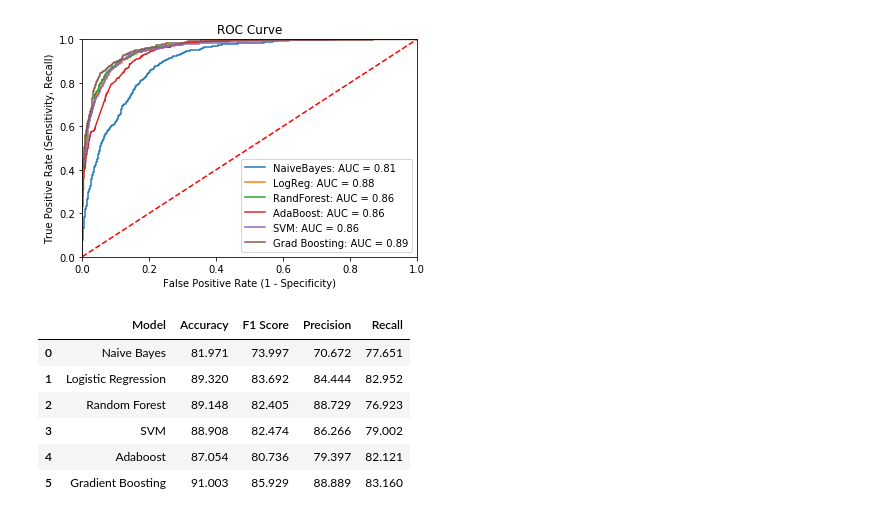
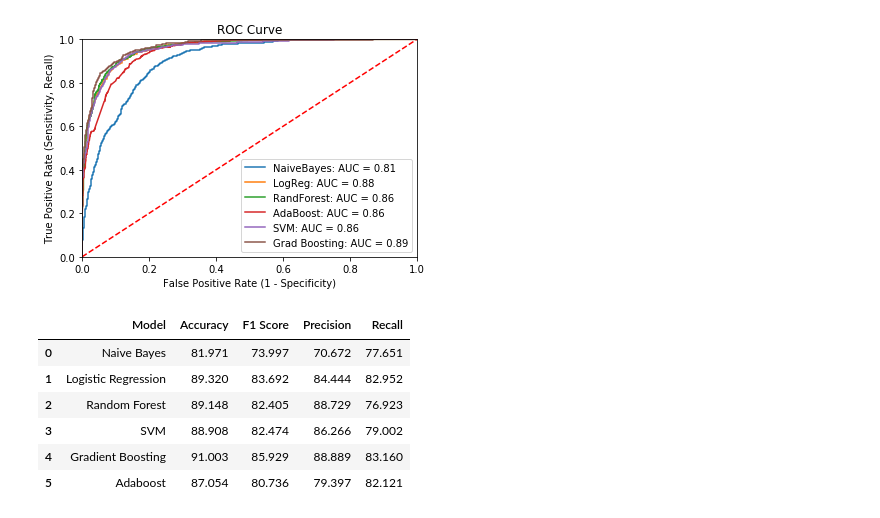
Before and after one commit to soniampub/Fake_News_Detection, a Jupyter notebook: ModelingUpdated.ipynb, the cells around one changed output. Saved outputs shown, nothing was run; the diff lists cells and outputs as text; code cells hidden in the pictures.

```diff
--- a/ModelingUpdated.ipynb
+++ b/ModelingUpdated.ipynb
@@ -256,22 +256,22 @@ plt.show()
 # %%
 # Model Performance
 column_names = ['Model', 'Accuracy', 'F1 Score', 'Precision', 'Recall']
 data = [
         ['Naive Bayes'] + nb_scores,
         ['Logistic Regression'] + lr_scores,
         ['Random Forest'] + rf_scores,
         ['SVM'] + svm_scores,
-        ['Adaboost'] + ada_scores,
-        ['Gradient Boosting'] + gb_scores
+        ['Gradient Boosting'] + gb_scores,
+        ['Adaboost'] + ada_scores
        ]
 
 model_perform = pd.DataFrame.from_records(data, columns=column_names)
 model_perform
 # %% [output]
 |  | Model | Accuracy | F1 Score | Precision | Recall |
 | 0 | Naive Bayes | 81.971 | 73.997 | 70.672 | 77.651 |
 | 1 | Logistic Regression | 89.320 | 83.692 | 84.444 | 82.952 |
 | 2 | Random Forest | 89.148 | 82.405 | 88.729 | 76.923 |
 | 3 | SVM | 88.908 | 82.474 | 86.266 | 79.002 |
-| 4 | Adaboost | 87.054 | 80.736 | 79.397 | 82.121 |
-| 5 | Gradient Boosting | 91.003 | 85.929 | 88.889 | 83.160 |
+| 4 | Gradient Boosting | 91.003 | 85.929 | 88.889 | 83.160 |
+| 5 | Adaboost | 87.054 | 80.736 | 79.397 | 82.121 |
```
